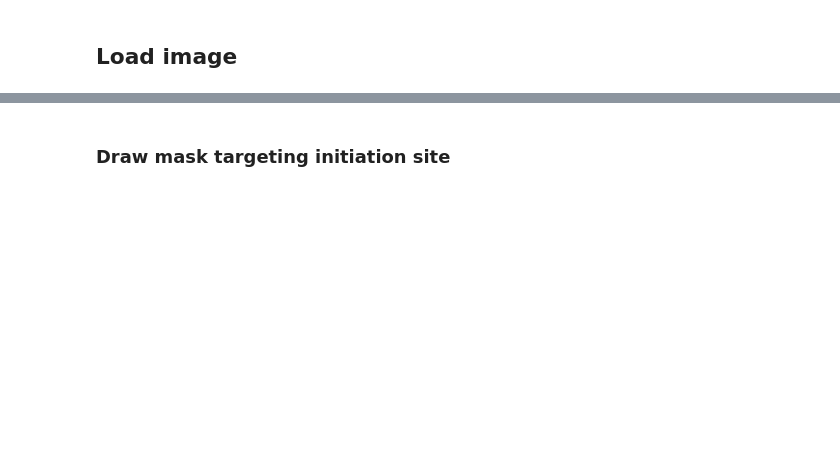
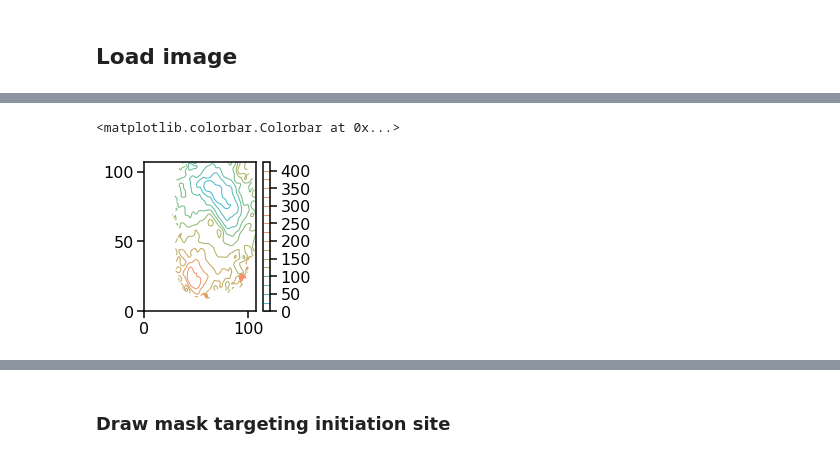
Before and after one commit to adamcohenlab/Jia2023FirstHeartbeat, a Jupyter notebook: offline_initiation_locus_identification.ipynb, the cells around one changed output, grey strips where cells are left out. Cells and saved outputs as stored; diff of their text form; code cells hidden in the pictures; blank space fills up the shorter version.

```diff
--- a/offline_initiation_locus_identification.ipynb
+++ b/offline_initiation_locus_identification.ipynb
@@ -258,0 +235,25 @@ axes[1].plot(min_index[1], min_index[0], "wx")
+# %%
+hm = beta[1,:,:]
+average_regional_nans = ndimage.convolve(np.isnan(hm), np.ones((3,3)))
+convinput = np.copy(hm)
+convinput[np.isnan(hm)] = 0
+kernel = np.ones((3,3))
+kernel[1,1] = 0
+hm_nans_removed = np.copy(hm)
+hm_nans_removed[np.isnan(hm)] = ndimage.convolve(convinput,kernel)[np.isnan(hm)]
+# %%
+hm_smoothed = ndimage.median_filter(hm_nans_removed, size=3)
+hm_smoothed = ndimage.gaussian_filter(hm_smoothed, sigma=1)
+hm_nan = np.copy(hm_smoothed)
+hm_nan[~mask] = np.nan
+hm_nan = (hm_nan-np.nanmin(hm_nan))*dt*1000
+# %%
+fig1, ax1 = plt.subplots(figsize=(2.5,2.75))
+
+im = ax1.contour(hm_nan, vmin=np.percentile(hm_nan[~np.isnan(hm_nan)],0), \
+               vmax=np.percentile(hm_nan[~np.isnan(hm_nan)],99), levels=16, \
+                 cmap = plt.get_cmap("cet_CET_I1"))
+plt.colorbar(im)
+# %% [output]
+<matplotlib.colorbar.Colorbar at 0x...>
+[figure, added]
```
Also changed, not shown: parts of 23 cells of this notebook.
